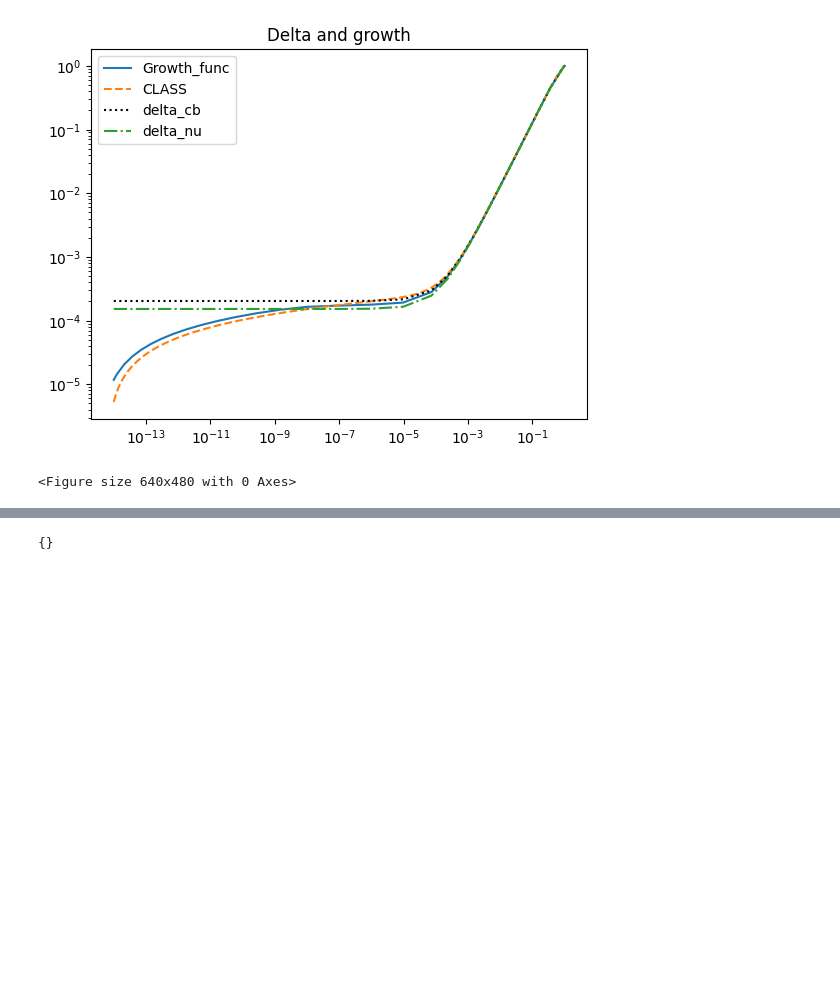
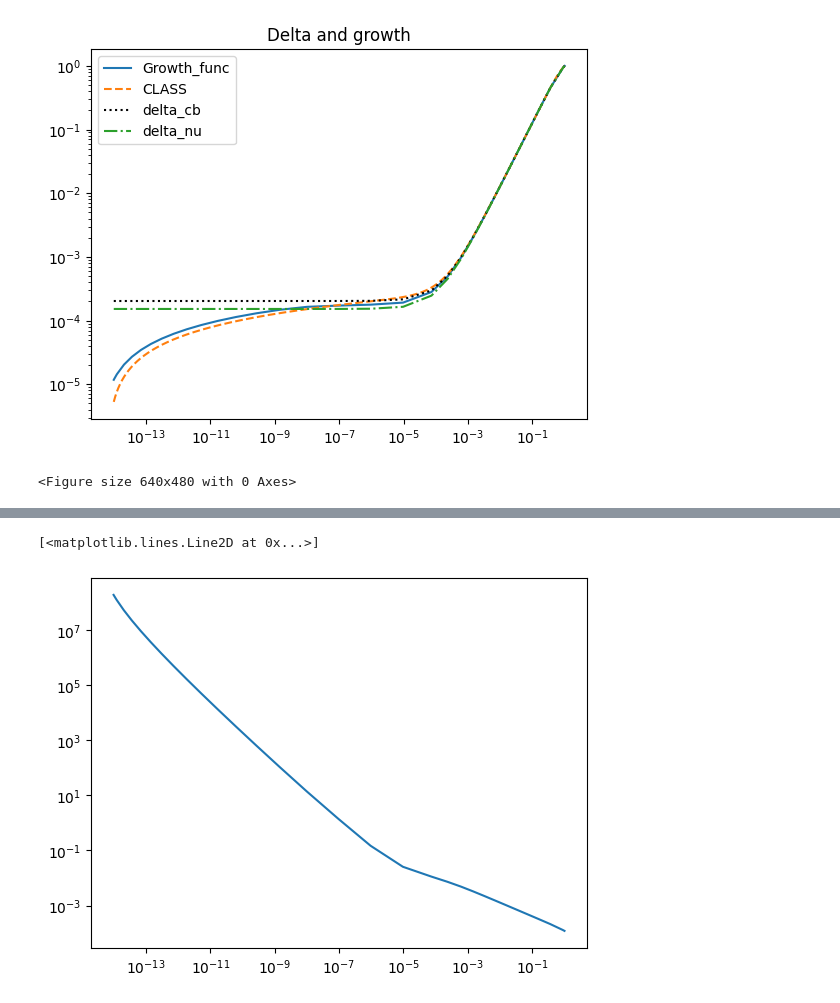
Before and after one commit to eriksteenberg/Grim-kode, a Jupyter notebook: Class shenanigens.ipynb, the cells around one changed output, grey strips where cells are left out. Saved outputs shown, nothing was run; the diff lists cells and outputs as text; code cells hidden in the pictures; blank space fills up the shorter version.

```diff
--- a/Class shenanigens.ipynb
+++ b/Class shenanigens.ipynb
@@ -67,8 +78,5 @@ $\frac{d\delta}{dt} = -\frac{\theta}{a}\quad a d\tau = dt\\
 # %%
-cosmo = Class()
-cosmo.set({'H0':70, 'Omega_b':0.05, 'Omega_cdm':0.25})
-cosmo.compute()
-bg = cosmo.get_background()
+
 aend = 1
 a_class = 1/(1+ bg["z"])
 a0 = a_class[0]
@@ -154,15 +162,16 @@ tau_end = bg['conf. time [Mpc]'][-1]
 tau = sol.t
 a = sol.y[0]
 D = sol.y[1]
+D_dt = sol.y[2]
 #print(D/D[-1])
 delta_cdm = sol.y[3]
 theta_cdm = sol.y[4]
 delta_nu = sol.y[5]
 theta_nu = sol.y[6]
 
-plt.loglog(sol.y[0], D/D[-1], label='Growth_func')
-D = bg['gr.fac. D']
-plt.loglog(a_class, D, label='CLASS', ls='--')
+plt.loglog(a, D/D[-1], label='Growth_func')
+D_class = bg['gr.fac. D']
+plt.loglog(a_class, D_class, label='CLASS', ls='--')
 plt.loglog(a,delta_cdm/delta_cdm[-1],label="delta_cb",ls=":",color="black")
 plt.loglog(a,delta_nu/delta_nu[-1],label="delta_nu",ls="-.")
 plt.legend()
@@ -273,5 +187,9 @@ plt.legend()"""
-# %%
-pts = cosmo.get_perturbations()
-print(pts)
-# %% [output]
-{}
+# %%
+#print(-D_dt,len(D_dt))
+
+#print(D,len(D))
+#print(a,len(a))
+plt.loglog(a,D_dt/D)
+# %% [output]
+[<matplotlib.lines.Line2D at 0x...>]
+[figure, added]
```
Also changed, not shown: parts of 7 cells of this notebook.
